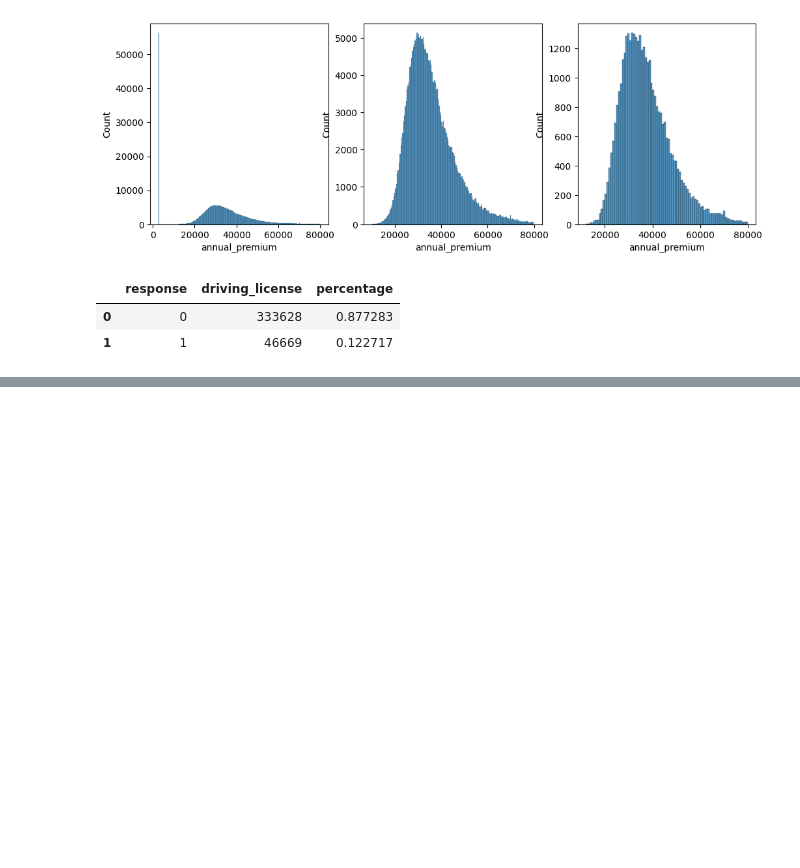
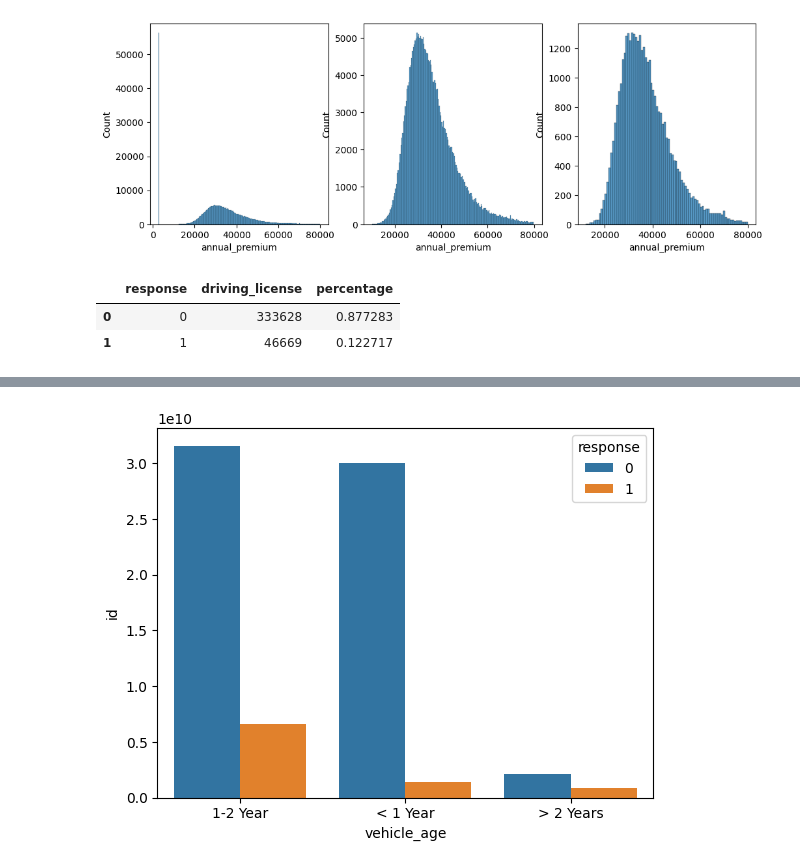
Before and after one commit to jessicanadalete/health_insurance_cross_sell, a Jupyter notebook: health_insurance_cross_sell.ipynb, the cells around one changed output, grey strips where cells are left out. Drawn from its saved outputs; the diff is of its cells as text; code cells hidden in the pictures; blank space fills up the shorter version.

```diff
--- a/health_insurance_cross_sell.ipynb
+++ b/health_insurance_cross_sell.ipynb
@@ -225,0 +240,7 @@ aux
+# %%
+#vehicle age
+aux = df4[['id','response','vehicle_age']].groupby(['vehicle_age', 'response']).sum().reset_index()
+aux
+sns.barplot(x='vehicle_age', y='id', hue='response', data=aux);
+# %% [output]
+[figure, added]
```
Also changed, not shown: parts of 7 cells of this notebook.
